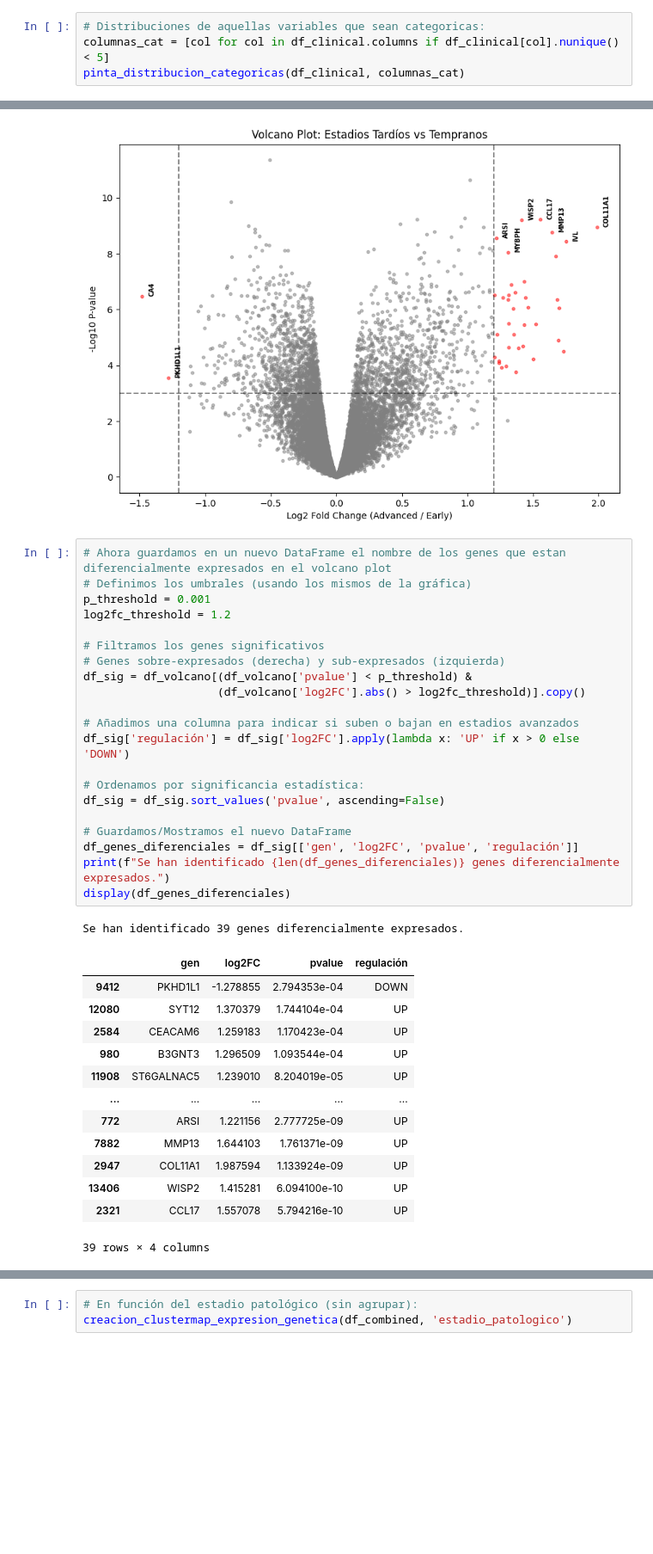
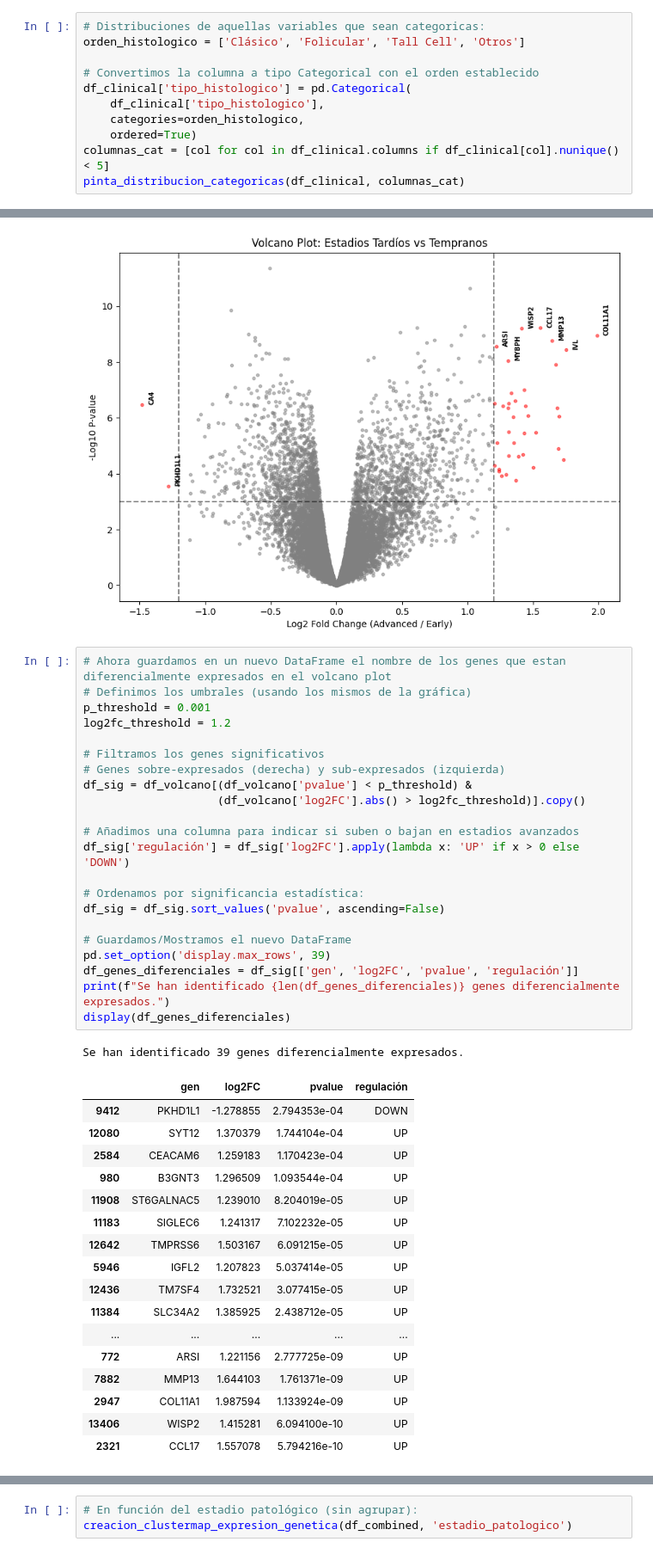
Before and after one commit to lolabarrios/Proyect_Break_EDA, a Jupyter notebook: codigo_EDA.ipynb, the cells around one changed output, grey strips where cells are left out. Shown at 86% size. Drawn from its saved outputs; the diff is of its cells as text; blank space fills up the shorter version.

```diff
--- a/codigo_EDA.ipynb
+++ b/codigo_EDA.ipynb
@@ -757,6 +813,13 @@ display(df_tipificacion.sort_values(by='Importancia'))
 | raza | 4 | 0.843882 | Categorica | 2 |
 # %%
 # Distribuciones de aquellas variables que sean categoricas:
+orden_histologico = ['Clásico', 'Folicular', 'Tall Cell', 'Otros']
+
+# Convertimos la columna a tipo Categorical con el orden establecido
+df_clinical['tipo_histologico'] = pd.Categorical(
+    df_clinical['tipo_histologico'],
+    categories=orden_histologico,
+    ordered=True)
 columnas_cat = [col for col in df_clinical.columns if df_clinical[col].nunique() < 5]
 pinta_distribucion_categoricas(df_clinical, columnas_cat)
 # %% [output]
@@ -1286,39 +1399,44 @@ plt.show()
 # %%
 # Ahora guardamos en un nuevo DataFrame el nombre de los genes que estan diferencialmente expresados en el volcano plot
 # Definimos los umbrales (usando los mismos de la gráfica)
 p_threshold = 0.001
 log2fc_threshold = 1.2
 
 # Filtramos los genes significativos
 # Genes sobre-expresados (derecha) y sub-expresados (izquierda)
 df_sig = df_volcano[(df_volcano['pvalue'] < p_threshold) &
                     (df_volcano['log2FC'].abs() > log2fc_threshold)].copy()
 
 # Añadimos una columna para indicar si suben o bajan en estadios avanzados
 df_sig['regulación'] = df_sig['log2FC'].apply(lambda x: 'UP' if x > 0 else 'DOWN')
 
 # Ordenamos por significancia estadística:
 df_sig = df_sig.sort_values('pvalue', ascending=False)
 
 # Guardamos/Mostramos el nuevo DataFrame
+pd.set_option('display.max_rows', 39)
 df_genes_diferenciales = df_sig[['gen', 'log2FC', 'pvalue', 'regulación']]
 print(f"Se han identificado {len(df_genes_diferenciales)} genes diferencialmente expresados.")
 display(df_genes_diferenciales)
 # %% [output]
 Se han identificado 39 genes diferencialmente expresados.
 |  | gen | log2FC | pvalue | regulación |
 | 9412 | PKHD1L1 | -1.278855 | 2.794353e-04 | DOWN |
 | 12080 | SYT12 | 1.370379 | 1.744104e-04 | UP |
 | 2584 | CEACAM6 | 1.259183 | 1.170423e-04 | UP |
 | 980 | B3GNT3 | 1.296509 | 1.093544e-04 | UP |
 | 11908 | ST6GALNAC5 | 1.239010 | 8.204019e-05 | UP |
+| 11183 | SIGLEC6 | 1.241317 | 7.102232e-05 | UP |
+| 12642 | TMPRSS6 | 1.503167 | 6.091215e-05 | UP |
+| 5946 | IGFL2 | 1.207823 | 5.037414e-05 | UP |
+| 12436 | TM7SF4 | 1.732521 | 3.077415e-05 | UP |
+| 11384 | SLC34A2 | 1.385925 | 2.438712e-05 | UP |
 | ... | ... | ... | ... | ... |
 | 772 | ARSI | 1.221156 | 2.777725e-09 | UP |
 | 7882 | MMP13 | 1.644103 | 1.761371e-09 | UP |
 | 2947 | COL11A1 | 1.987594 | 1.133924e-09 | UP |
 | 13406 | WISP2 | 1.415281 | 6.094100e-10 | UP |
 | 2321 | CCL17 | 1.557078 | 5.794216e-10 | UP |
-39 rows × 4 columns
 # %%
 # En función del estadio patológico (agrupado):
 # Nos estaba dando problemas de multiindex, la solucion:
```
Also changed, not shown: parts of 11 cells of this notebook.
